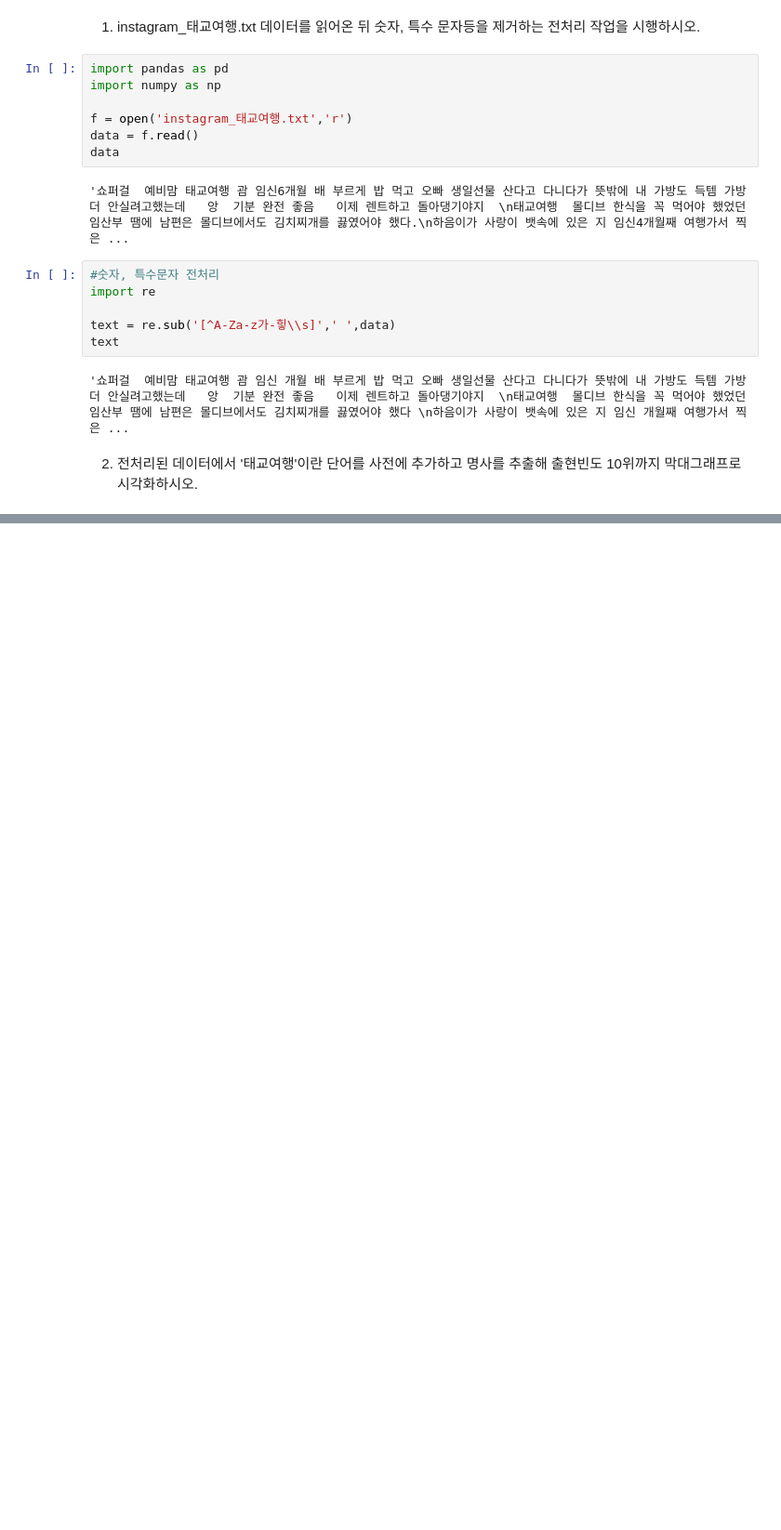
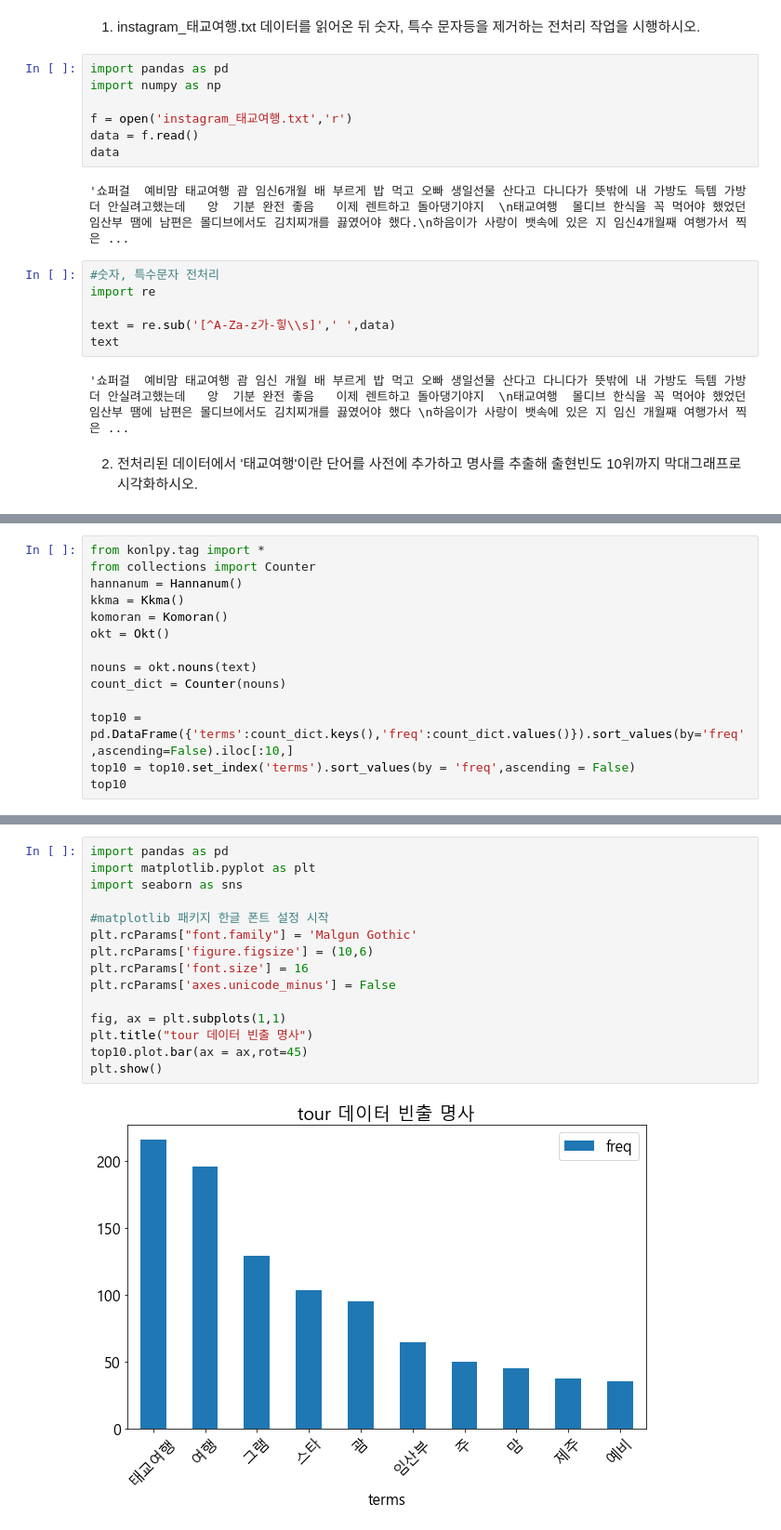
Before and after one commit to suhyehye/ADP-study, a Jupyter notebook: 모의고사/4회/3. 비정형 데이터마이닝.ipynb, the cells around one changed output, grey strips where cells are left out. Shown: that part at 93% size. Cells and saved outputs as stored; diff of their text form; blank space fills up the shorter version.

```diff
--- a/모의고사/4회/3. 비정형 데이터마이닝.ipynb
+++ b/모의고사/4회/3. 비정형 데이터마이닝.ipynb
@@ -26,0 +32,14 @@ NameError: name 'konlpy' is not defined
+# %%
+from konlpy.tag import *
+from collections import Counter
+hannanum = Hannanum()
+kkma = Kkma()
+komoran = Komoran()
+okt = Okt()
+
+nouns = okt.nouns(text)
+count_dict = Counter(nouns)
+
+top10 = pd.DataFrame({'terms':count_dict.keys(),'freq':count_dict.values()}).sort_values(by='freq',ascending=False).iloc[:10,]
+top10 = top10.set_index('terms').sort_values(by = 'freq',ascending = False)
+top10
@@ -26,0 +59,17 @@ NameError: name 'konlpy' is not defined
+# %%
+import pandas as pd
+import matplotlib.pyplot as plt
+import seaborn as sns
+
+#matplotlib 패키지 한글 폰트 설정 시작
+plt.rcParams["font.family"] = 'Malgun Gothic'
+plt.rcParams['figure.figsize'] = (10,6)
+plt.rcParams['font.size'] = 16
+plt.rcParams['axes.unicode_minus'] = False
+
+fig, ax = plt.subplots(1,1)
+plt.title("tour 데이터 빈출 명사")
+top10.plot.bar(ax = ax,rot=45)
+plt.show()
+# %% [output]
+[figure, added]
```
Also changed, not shown: parts of 5 cells of this notebook.
